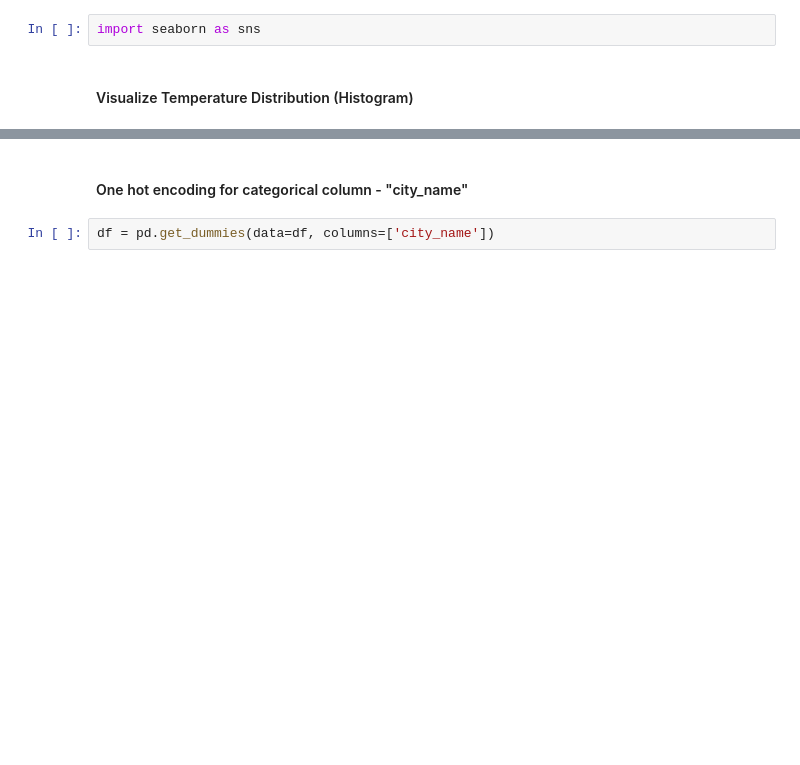
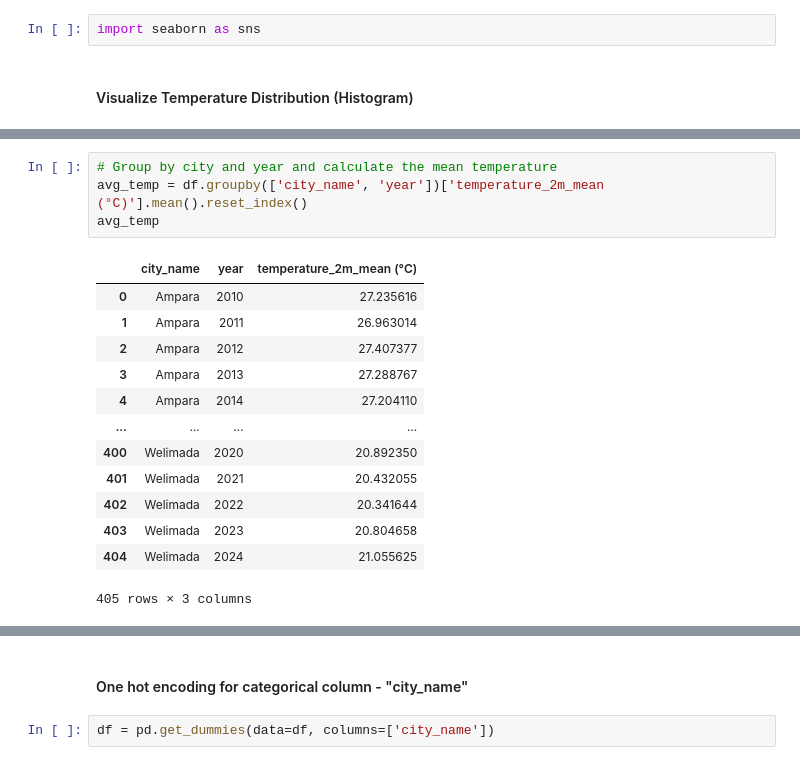
Before and after one commit to IT21271182/Deep-Learning-Project, a Jupyter notebook: IT21252990.ipynb, the cells around one changed output, grey strips where cells are left out. Saved outputs shown, nothing was run; the diff lists cells and outputs as text; blank space fills up the shorter version.

```diff
--- a/IT21252990.ipynb
+++ b/IT21252990.ipynb
@@ -230,0 +216,18 @@ plt.show()
+# %%
+# Group by city and year and calculate the mean temperature
+avg_temp = df.groupby(['city_name', 'year'])['temperature_2m_mean (°C)'].mean().reset_index()
+avg_temp
+# %% [output]
+|  | city_name | year | temperature_2m_mean (°C) |
+| 0 | Ampara | 2010 | 27.235616 |
+| 1 | Ampara | 2011 | 26.963014 |
+| 2 | Ampara | 2012 | 27.407377 |
+| 3 | Ampara | 2013 | 27.288767 |
+| 4 | Ampara | 2014 | 27.204110 |
+| ... | ... | ... | ... |
+| 400 | Welimada | 2020 | 20.892350 |
+| 401 | Welimada | 2021 | 20.432055 |
+| 402 | Welimada | 2022 | 20.341644 |
+| 403 | Welimada | 2023 | 20.804658 |
+| 404 | Welimada | 2024 | 21.055625 |
+405 rows × 3 columns
```
Also changed, not shown: parts of 15 cells of this notebook.
